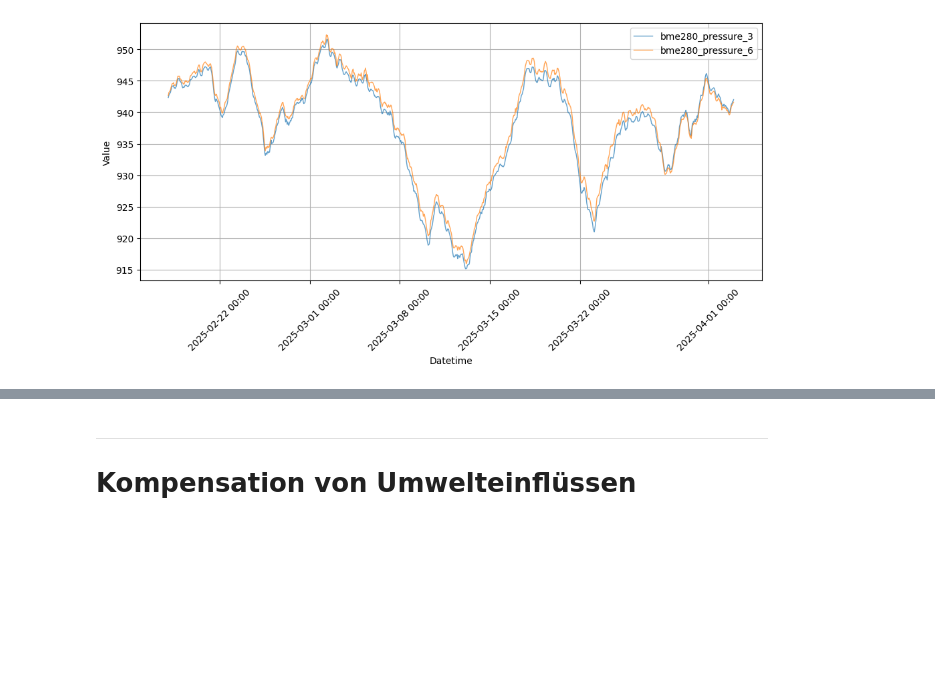
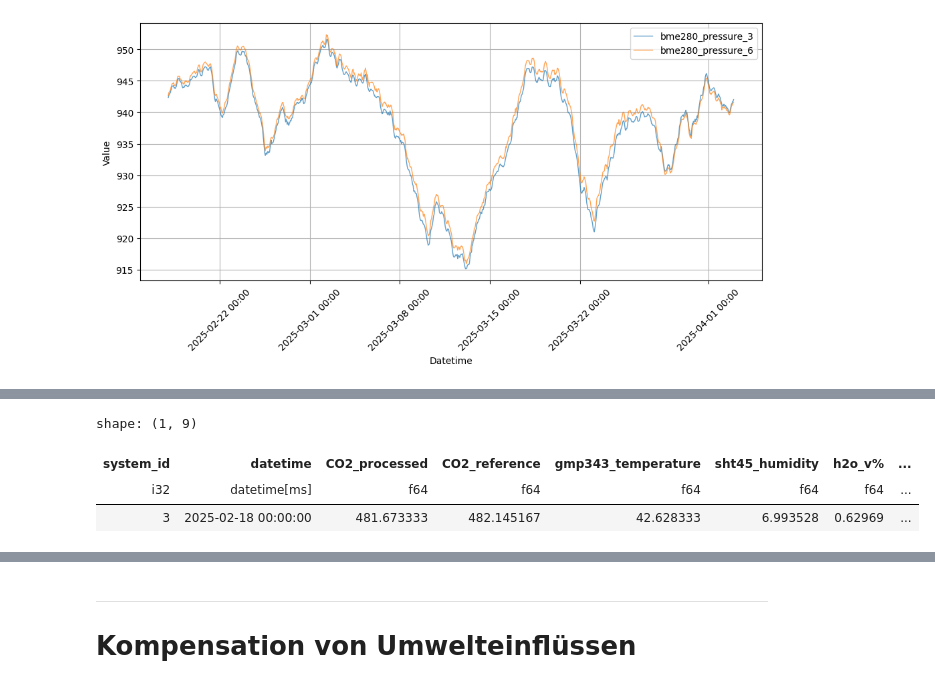
Before and after one commit to tum-esm/HES-2-Praktikum, a Jupyter notebook: notebooks/4_Sensor_Sensitivity.ipynb, the cells around one changed output, grey strips where cells are left out. Drawn from its saved outputs; the diff is of its cells as text; code cells hidden in the pictures; blank space fills up the shorter version.

```diff
--- a/notebooks/4_Sensor_Sensitivity.ipynb
+++ b/notebooks/4_Sensor_Sensitivity.ipynb
@@ -79,0 +122,7 @@ plot_columns(df_plot, "datetime", ["bme280_pressure_3", "bme280_pressure_6"])
+# %%
+df_s_3.head(1)
+# %% [output]
+shape: (1, 9)
+| system_id | datetime | CO2_processed | CO2_reference | gmp343_temperature | sht45_humidity | h2o_v% | ... |
+| i32 | datetime[ms] | f64 | f64 | f64 | f64 | f64 | ... |
+| 3 | 2025-02-18 00:00:00 | 481.673333 | 482.145167 | 42.628333 | 6.993528 | 0.62969 | ... |
```
Also changed, not shown: parts of 19 cells of this notebook.
